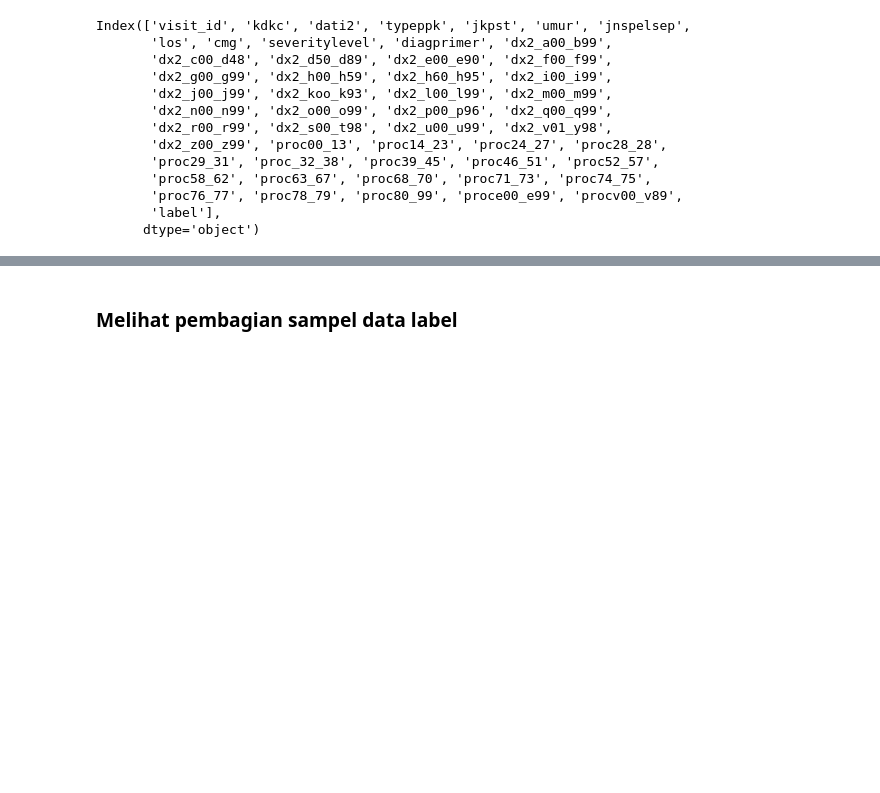
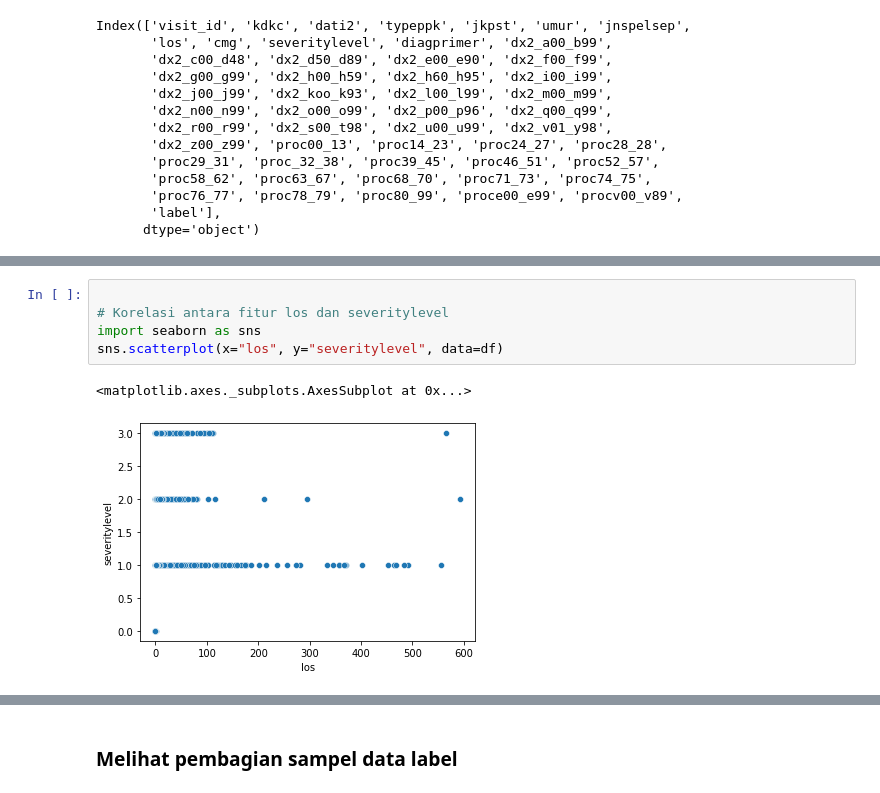
Before and after one commit to letaresaragih/Kelompok-1-Data-Mining-Project-Binary-Classification, a Jupyter notebook: code/Dami_RFC_DataUderstandingAndPrep.ipynb, the cells around one changed output, grey strips where cells are left out. Drawn from its saved outputs; the diff is of its cells as text; blank space fills up the shorter version.

```diff
--- a/code/Dami_RFC_DataUderstandingAndPrep.ipynb
+++ b/code/Dami_RFC_DataUderstandingAndPrep.ipynb
@@ -106 +166,9 @@ Index(['visit_id', 'kdkc', 'dati2', 'typeppk', 'jkpst', 'umur', 'jnspelsep',
+# %%
+
+# Korelasi antara fitur los dan severitylevel
+import seaborn as sns
+sns.scatterplot(x="los", y="severitylevel", data=df)
+# %% [output]
+<matplotlib.axes._subplots.AxesSubplot at 0x...>
+[figure, added]
 # %%
```
Also changed, not shown: parts of 10 cells of this notebook.
